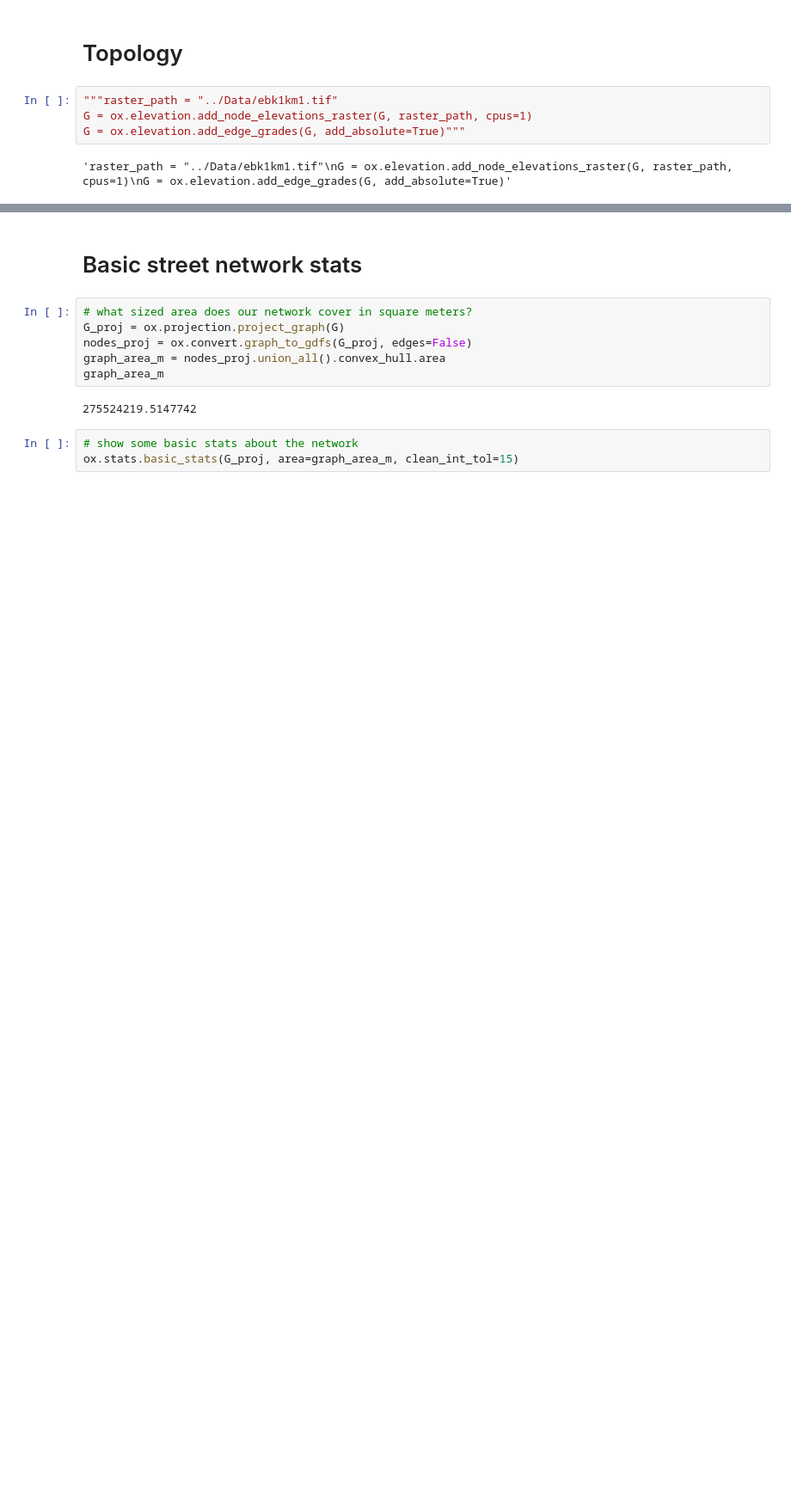
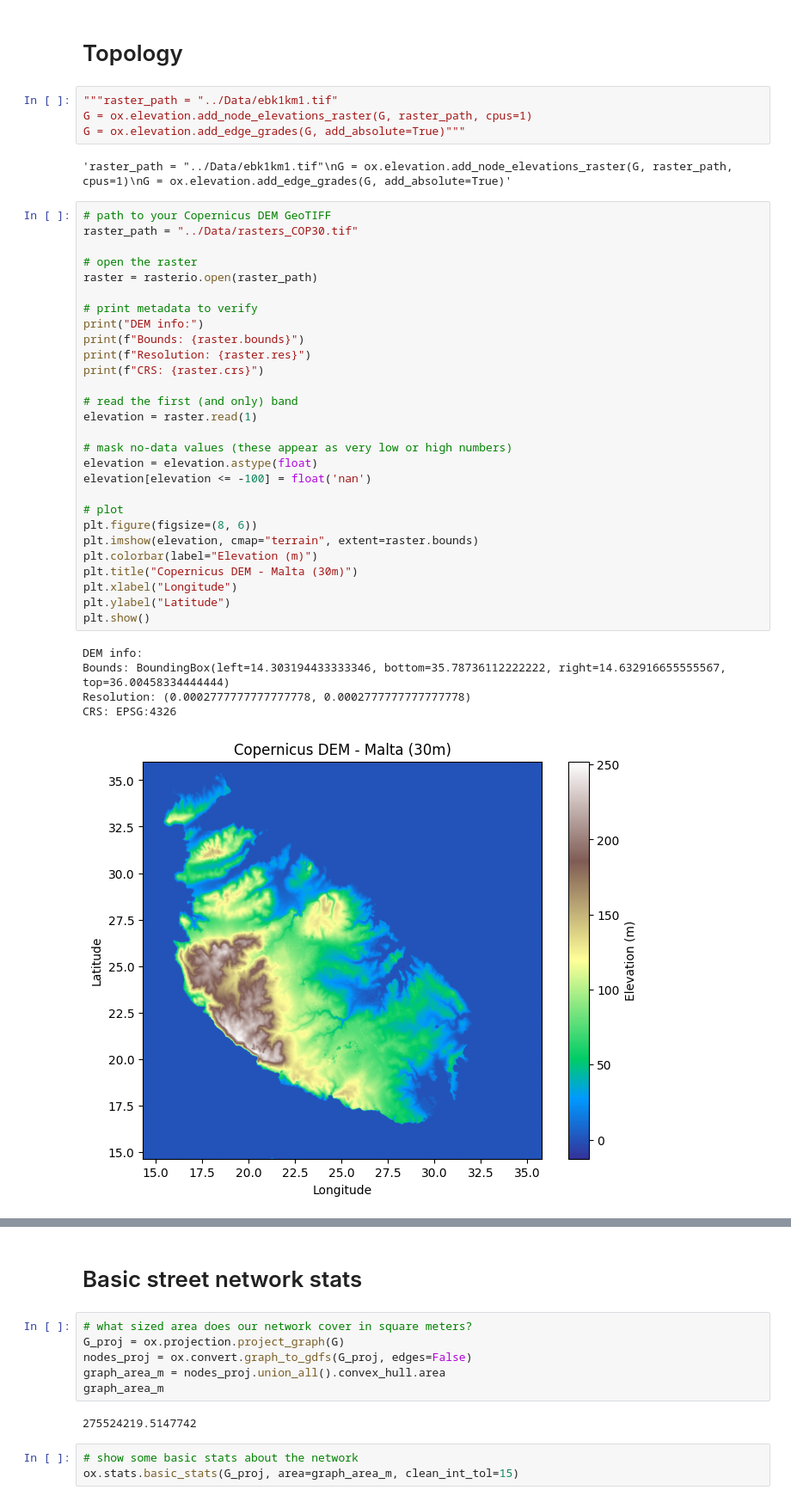
Before and after one commit to Matthew-Pirotta/FYP-OpenPaths, a Jupyter notebook: Code/test.ipynb, the cells around one changed output, grey strips where cells are left out. Shown at 86% size. Drawn from its saved outputs; the diff is of its cells as text; blank space fills up the shorter version.

```diff
--- a/Code/test.ipynb
+++ b/Code/test.ipynb
@@ -213,3 +290,37 @@ G = ox.elevation.add_node_elevations_raster(G, raster_path, cpus=1)
 G = ox.elevation.add_edge_grades(G, add_absolute=True)"""
 # %% [output]
 'raster_path = "../Data/ebk1km1.tif"\nG = ox.elevation.add_node_elevations_raster(G, raster_path, cpus=1)\nG = ox.elevation.add_edge_grades(G, add_absolute=True)'
+# %%
+# path to your Copernicus DEM GeoTIFF
+raster_path = "../Data/rasters_COP30.tif"
+
+# open the raster
+raster = rasterio.open(raster_path)
+
+# print metadata to verify
+print("DEM info:")
+print(f"Bounds: {raster.bounds}")
+print(f"Resolution: {raster.res}")
+print(f"CRS: {raster.crs}")
+
+# read the first (and only) band
+elevation = raster.read(1)
+
+# mask no-data values (these appear as very low or high numbers)
+elevation = elevation.astype(float)
+elevation[elevation <= -100] = float('nan')
+
+# plot
+plt.figure(figsize=(8, 6))
+plt.imshow(elevation, cmap="terrain", extent=raster.bounds)
+plt.colorbar(label="Elevation (m)")
+plt.title("Copernicus DEM - Malta (30m)")
+plt.xlabel("Longitude")
+plt.ylabel("Latitude")
+plt.show()
+# %% [output]
+DEM info:
+Bounds: BoundingBox(left=14.303194433333346, bottom=35.78736112222222, right=14.632916655555567, top=36.00458334444444)
+Resolution: (0.0002777777777777778, 0.0002777777777777778)
+CRS: EPSG:4326
+[figure, added]
```
Also changed, not shown: parts of 8 cells of this notebook, 3 other files.
